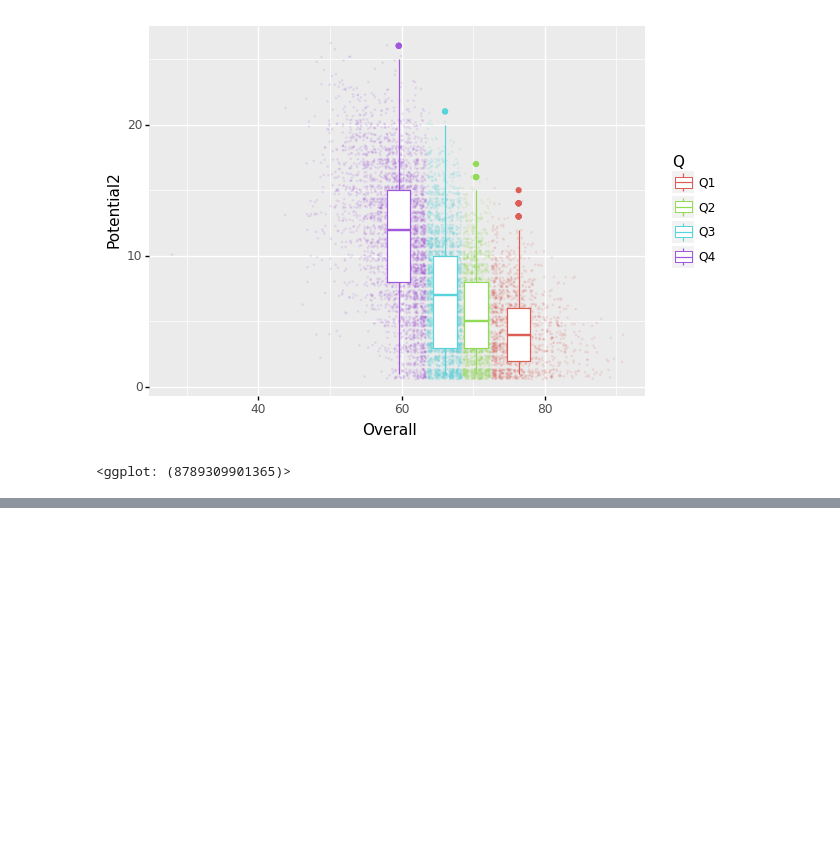
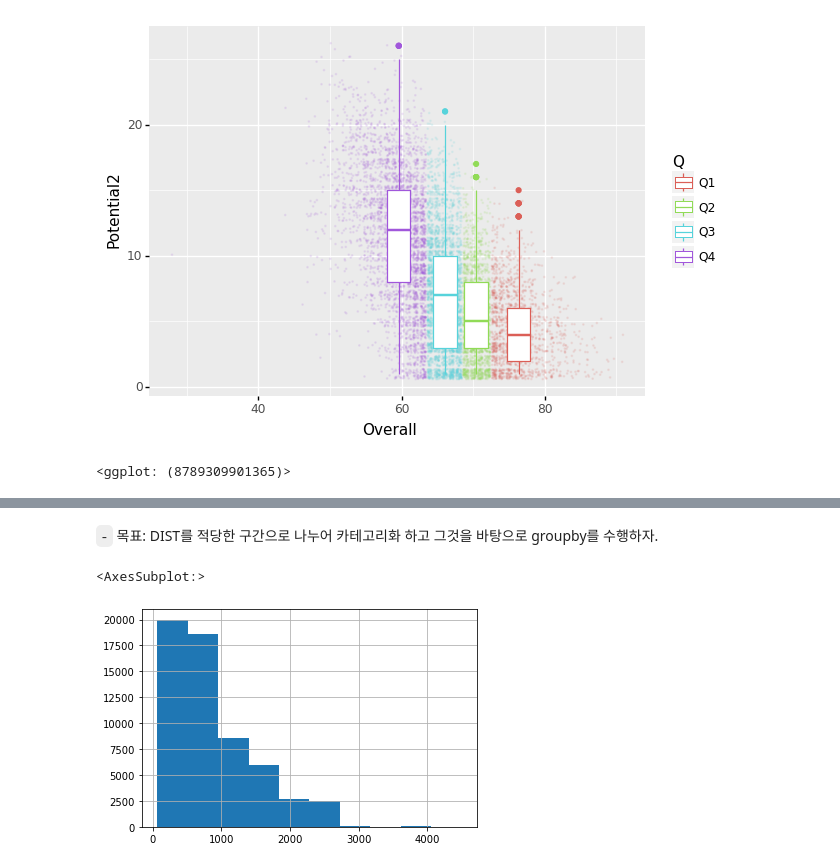
Before and after one commit to guebin/DV2022_backup, a Jupyter notebook: _notebooks/draft.ipynb, the cells around one changed output, grey strips where cells are left out. Cells and saved outputs as stored; diff of their text form; code cells hidden in the pictures; blank space fills up the shorter version.

```diff
--- a/_notebooks/draft.ipynb
+++ b/_notebooks/draft.ipynb
@@ -325,0 +570,3 @@ ax.plot(theta,r)
+# %%
+df=pd.read_csv('https://raw.githubusercontent.com/PacktPublishing/Pandas-Cookbook/master/data/flights.csv')
+df.info()
@@ -325,0 +1087,7 @@ ax.plot(theta,r)
+# %% [markdown]
+`-` 목표: DIST를 적당한 구간으로 나누어 카테고리화 하고 그것을 바탕으로 groupby를 수행하자.
+# %%
+df.DIST.hist()
+# %% [output]
+<AxesSubplot:>
+[figure, added]
```
Also changed, not shown: parts of 291 cells of this notebook, 2 other files.
